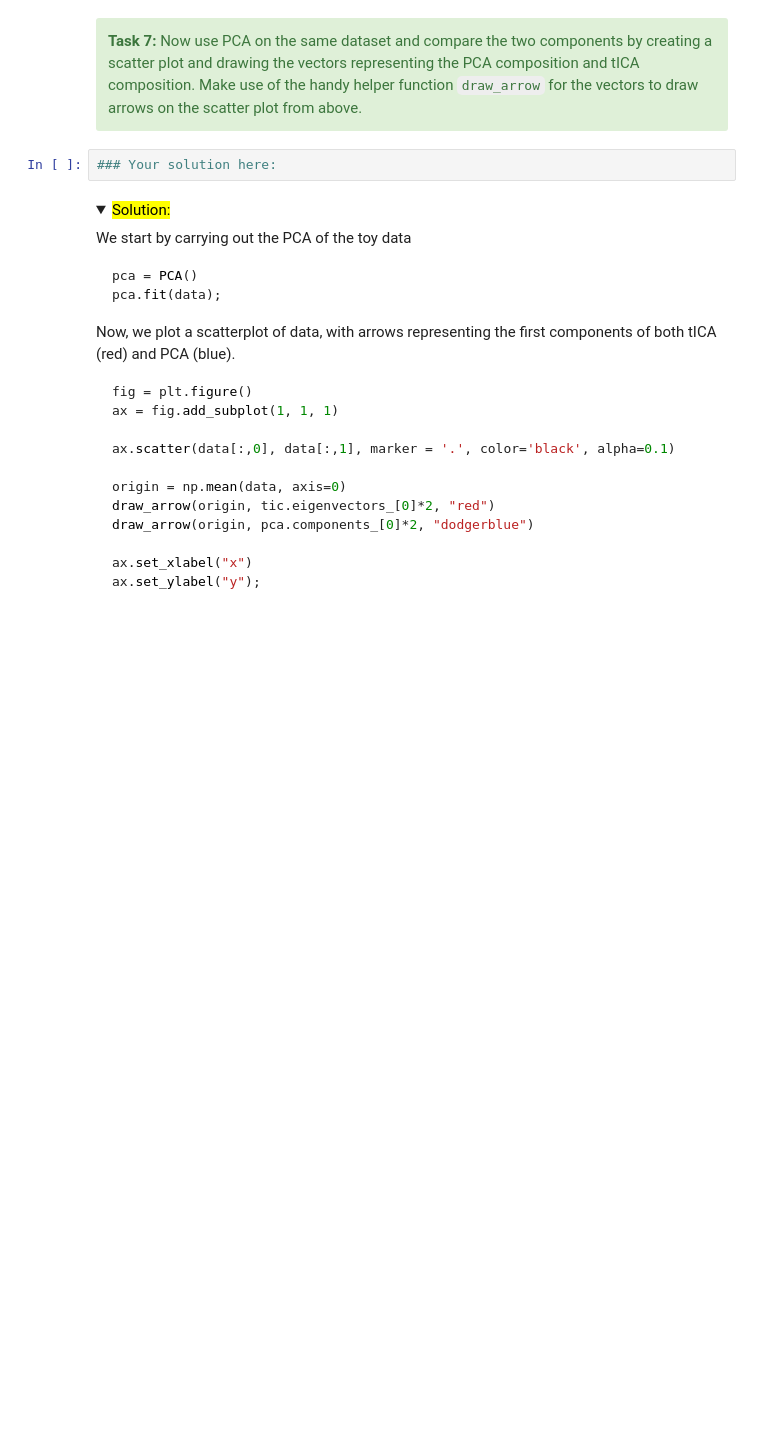
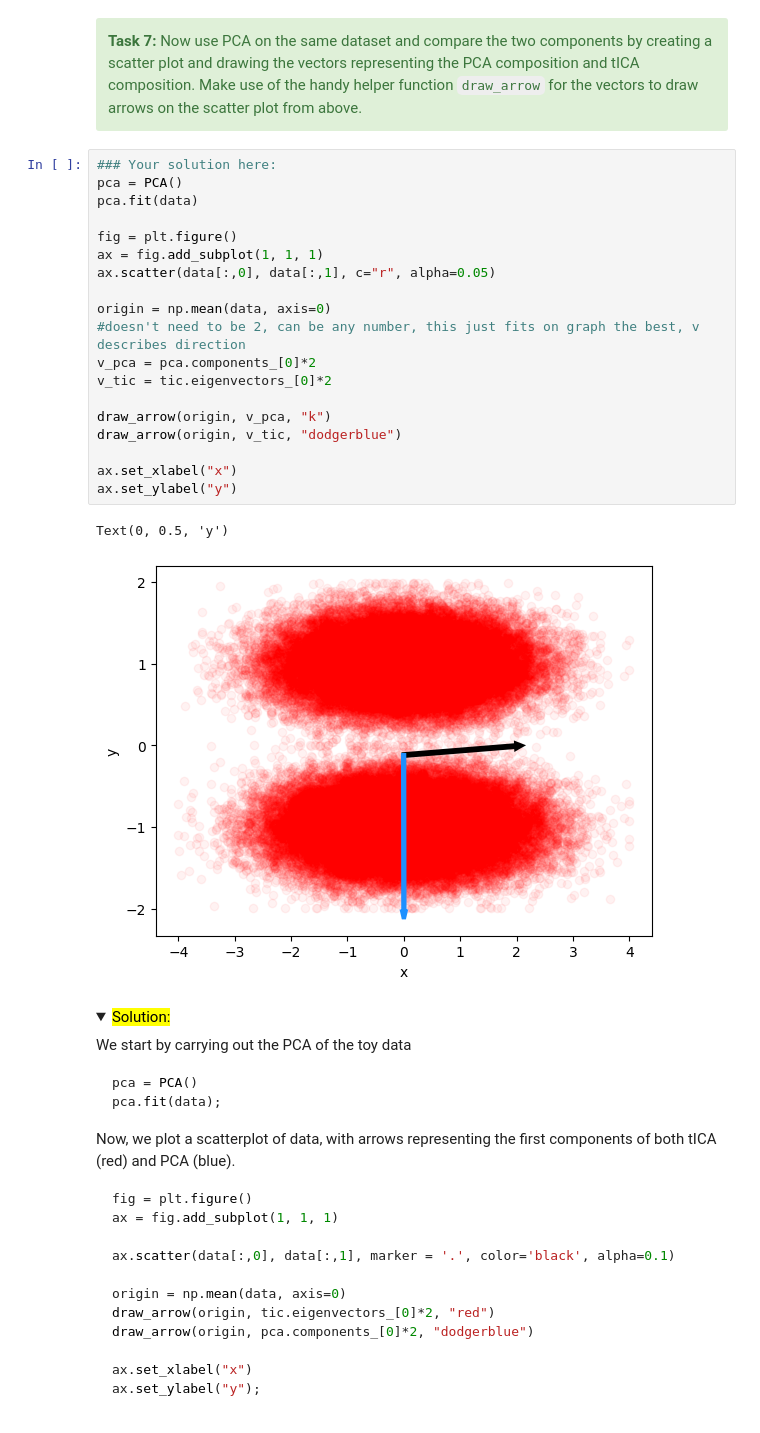
Before and after one commit to LadyLilyan/ML_chem, a Jupyter notebook: Workshops/workshop_02/01_dimensionality_reduction.ipynb, the cells around one changed output. Saved outputs shown, nothing was run; the diff lists cells and outputs as text; folded sections open; blank space fills up the shorter version.

```diff
--- a/Workshops/workshop_02/01_dimensionality_reduction.ipynb
+++ b/Workshops/workshop_02/01_dimensionality_reduction.ipynb
@@ -481,8 +505,28 @@ def draw_arrow(origin, v, color):
 # %% [markdown]
 <div class="alert alert-success">
 <b>Task 7: </b> Now use PCA on the same dataset and compare the two components by creating a scatter plot and drawing the vectors representing the PCA composition and tICA composition. Make use of the handy helper function <code>draw_arrow</code> for the vectors to draw arrows on the scatter plot from above. </div>
-# %%
-### Your solution here:
+# %%
+### Your solution here:
+pca = PCA()
+pca.fit(data)
+
+fig = plt.figure()
+ax = fig.add_subplot(1, 1, 1)
+ax.scatter(data[:,0], data[:,1], c="r", alpha=0.05)
+
+origin = np.mean(data, axis=0)
+#doesn't need to be 2, can be any number, this just fits on graph the best, v describes direction
+v_pca = pca.components_[0]*2
+v_tic = tic.eigenvectors_[0]*2
+
+draw_arrow(origin, v_pca, "k")
+draw_arrow(origin, v_tic, "dodgerblue")
+
+ax.set_xlabel("x")
+ax.set_ylabel("y")
+# %% [output]
+Text(0, 0.5, 'y')
+[figure, added]
 # %% [markdown]
 <details>
 <summary> <mark> Solution: </mark> </summary>
```
Also changed, not shown: parts of 8 cells of this notebook.
